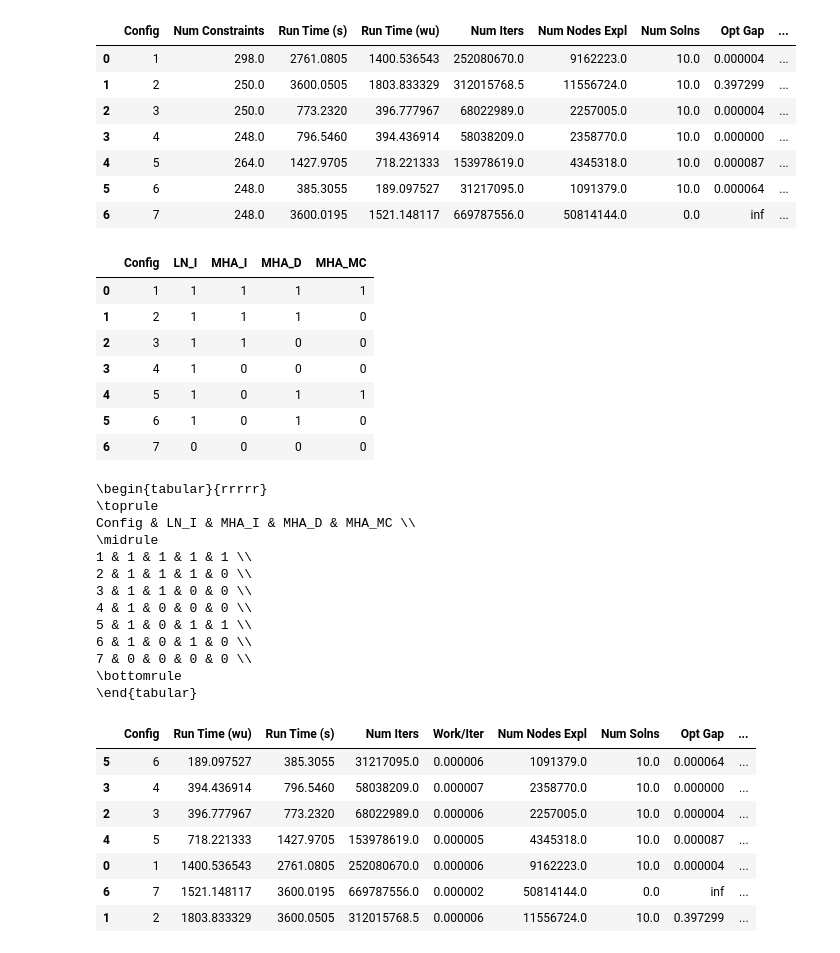
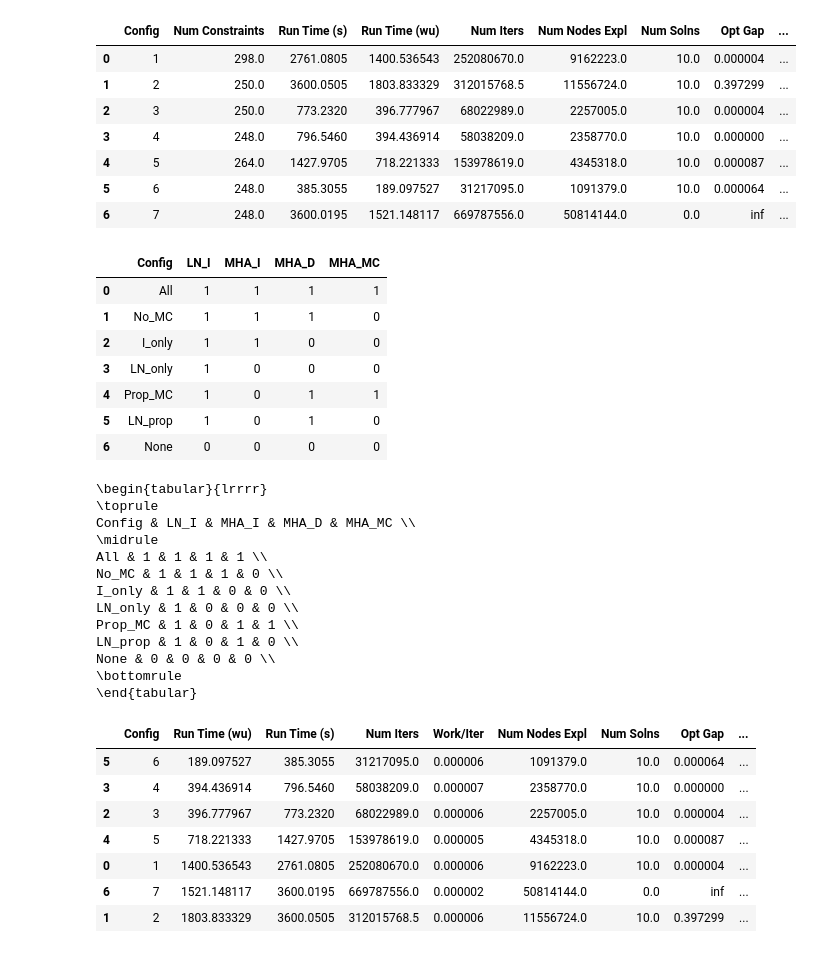
Before and after one commit to s-hallsworth/Transformer_Formulation, a Jupyter notebook: Case_Study_1/analyse_results.ipynb, the cells around one changed output. Drawn from its saved outputs; the diff is of its cells as text; code cells hidden in the pictures.

```diff
--- a/Case_Study_1/analyse_results.ipynb
+++ b/Case_Study_1/analyse_results.ipynb
@@ -235,41 +262,41 @@ mean_df
 | 6 | 7 | 248.0 | 3600.0195 | 1521.148117 | 669787556.0 | 50814144.0 | 0.0 | inf | ... |
 # %%
 combinations = {
-    1: [1, 1, 1, 1],
-    2: [1, 1, 1, 0],
-    3: [1, 1, 0, 0],
-    4: [1, 0, 0, 0],
-    5: [1, 0, 1, 1],
-    6: [1, 0, 1, 0],
-    7: [0, 0, 0, 0]
+    "All": [1, 1, 1, 1],
+    "No_MC": [1, 1, 1, 0],
+    "I_only": [1, 1, 0, 0],
+    "LN_only": [1, 0, 0, 0],
+    "Prop_MC": [1, 0, 1, 1],
+    "LN_prop": [1, 0, 1, 0],
+    "None": [0, 0, 0, 0]
 }
 df_combi = pd.DataFrame.from_dict(combinations, orient='index', columns=['LN_I', 'MHA_I', 'MHA_D', 'MHA_MC'])
 df_combi.reset_index(inplace=True)
 df_combi.rename(columns={'index': 'Config'}, inplace=True)
 df_combi
 # %% [output]
 |  | Config | LN_I | MHA_I | MHA_D | MHA_MC |
-| 0 | 1 | 1 | 1 | 1 | 1 |
-| 1 | 2 | 1 | 1 | 1 | 0 |
-| 2 | 3 | 1 | 1 | 0 | 0 |
-| 3 | 4 | 1 | 0 | 0 | 0 |
-| 4 | 5 | 1 | 0 | 1 | 1 |
-| 5 | 6 | 1 | 0 | 1 | 0 |
-| 6 | 7 | 0 | 0 | 0 | 0 |
+| 0 | All | 1 | 1 | 1 | 1 |
+| 1 | No_MC | 1 | 1 | 1 | 0 |
+| 2 | I_only | 1 | 1 | 0 | 0 |
+| 3 | LN_only | 1 | 0 | 0 | 0 |
+| 4 | Prop_MC | 1 | 0 | 1 | 1 |
+| 5 | LN_prop | 1 | 0 | 1 | 0 |
+| 6 | None | 0 | 0 | 0 | 0 |
 # %%
 print(df_combi.to_latex(index=False))
 # %% [output]
-\begin{tabular}{rrrrr}
+\begin{tabular}{lrrrr}
 \toprule
 Config & LN_I & MHA_I & MHA_D & MHA_MC \\
 \midrule
-1 & 1 & 1 & 1 & 1 \\
-2 & 1 & 1 & 1 & 0 \\
-3 & 1 & 1 & 0 & 0 \\
-4 & 1 & 0 & 0 & 0 \\
-5 & 1 & 0 & 1 & 1 \\
-6 & 1 & 0 & 1 & 0 \\
-7 & 0 & 0 & 0 & 0 \\
+All & 1 & 1 & 1 & 1 \\
+No_MC & 1 & 1 & 1 & 0 \\
+I_only & 1 & 1 & 0 & 0 \\
+LN_only & 1 & 0 & 0 & 0 \\
+Prop_MC & 1 & 0 & 1 & 1 \\
+LN_prop & 1 & 0 & 1 & 0 \\
+None & 0 & 0 & 0 & 0 \\
 \bottomrule
 \end{tabular}
 # %%
```
Also changed, not shown: parts of 2 cells of this notebook, 7 other files.
